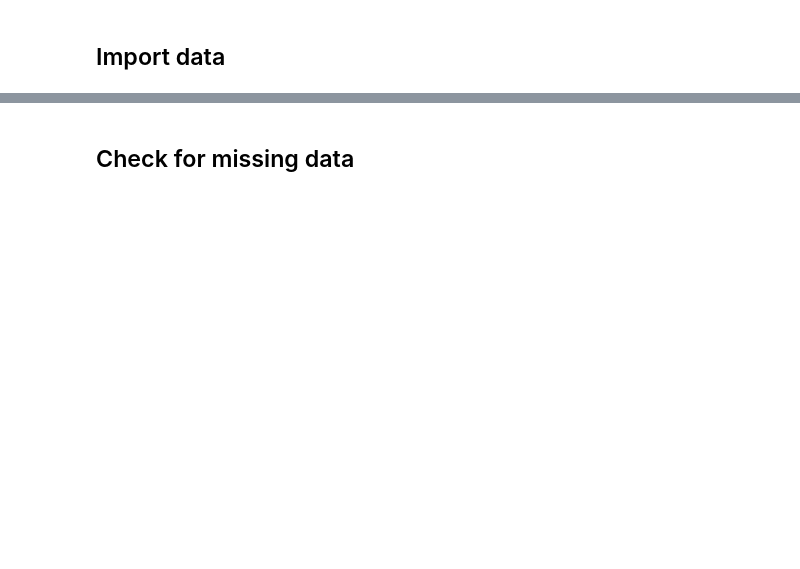
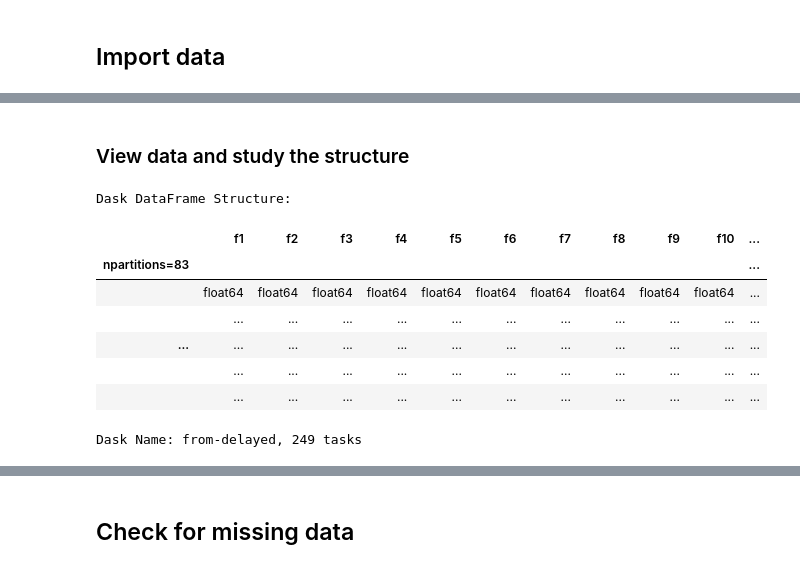
Before and after one commit to jorgenporgen/DAT300, a Jupyter notebook: DAT300_CA1_16.ipynb, the cells around one changed output, grey strips where cells are left out. Drawn from its saved outputs; the diff is of its cells as text; code cells hidden in the pictures; blank space fills up the shorter version.

```diff
--- a/DAT300_CA1_16.ipynb
+++ b/DAT300_CA1_16.ipynb
@@ -78,0 +94,14 @@ y_train_df = import_data(workdir + 'y_train.csv')
+# %% [markdown]
+### View data and study the structure
+# %%
+x_train_df
+# %% [output]
+Dask DataFrame Structure:
+|  | f1 | f2 | f3 | f4 | f5 | f6 | f7 | f8 | f9 | f10 | ... |
+| npartitions=83 |  |  |  |  |  |  |  |  |  |  | ... |
+|  | float64 | float64 | float64 | float64 | float64 | float64 | float64 | float64 | float64 | float64 | ... |
+|  | ... | ... | ... | ... | ... | ... | ... | ... | ... | ... | ... |
+| ... | ... | ... | ... | ... | ... | ... | ... | ... | ... | ... | ... |
+|  | ... | ... | ... | ... | ... | ... | ... | ... | ... | ... | ... |
+|  | ... | ... | ... | ... | ... | ... | ... | ... | ... | ... | ... |
+Dask Name: from-delayed, 249 tasks
```
Also changed, not shown: parts of 30 cells of this notebook.
